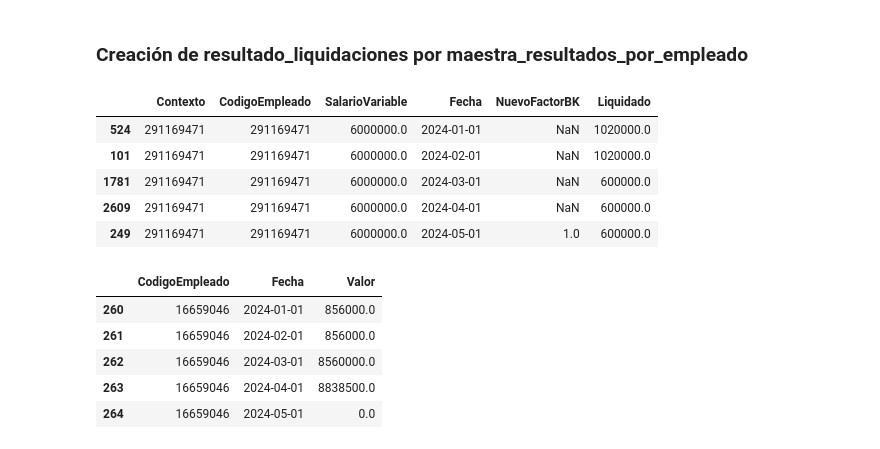
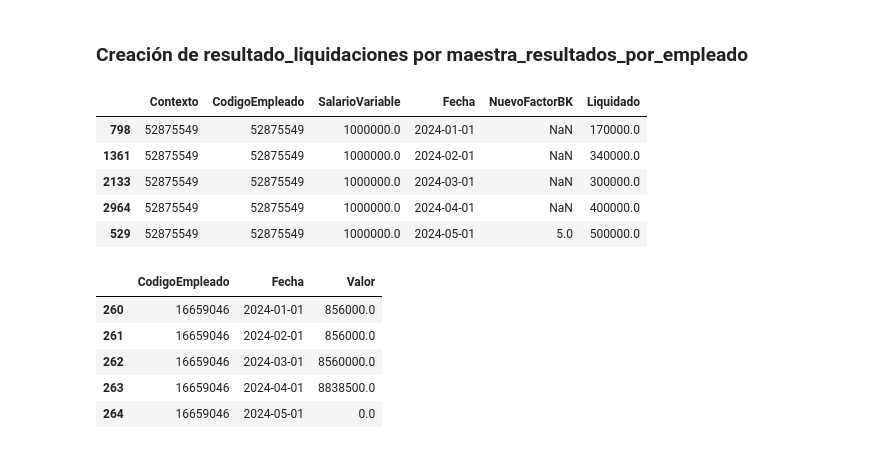
Before and after one commit to Crispelinho/-Liquidations-Incentives-Jupyter, a Jupyter notebook: 2. Calculo de Maestra de Liquidaciones.ipynb, the cells around one changed output. Cells and saved outputs as stored; diff of their text form; code cells hidden in the pictures.

```diff
--- a/2. Calculo de Maestra de Liquidaciones.ipynb
+++ b/2. Calculo de Maestra de Liquidaciones.ipynb
@@ -1472,17 +1463,17 @@ excepciones_pagos_acumulados = {}
 excepciones_diferencias = {}
 # %%
 maestra_resultados_por_empleado[
-    (maestra_resultados_por_empleado['CodigoEmpleado'] == '291169471') &
-    (maestra_resultados_por_empleado['Contexto'] == '291169471')
+    (maestra_resultados_por_empleado['CodigoEmpleado'] == '52875549') &
+    (maestra_resultados_por_empleado['Contexto'] == '52875549')
 #     (maestra_resultados_por_empleado['Fecha'] == '2024-04-01')
 ][['Contexto', 'CodigoEmpleado', 'SalarioVariable', 'Fecha', 'NuevoFactorBK', 'Liquidado']]
 # %% [output]
 |  | Contexto | CodigoEmpleado | SalarioVariable | Fecha | NuevoFactorBK | Liquidado |
-| 524 | 291169471 | 291169471 | 6000000.0 | 2024-01-01 | NaN | 1020000.0 |
-| 101 | 291169471 | 291169471 | 6000000.0 | 2024-02-01 | NaN | 1020000.0 |
-| 1781 | 291169471 | 291169471 | 6000000.0 | 2024-03-01 | NaN | 600000.0 |
-| 2609 | 291169471 | 291169471 | 6000000.0 | 2024-04-01 | NaN | 600000.0 |
-| 249 | 291169471 | 291169471 | 6000000.0 | 2024-05-01 | 1.0 | 600000.0 |
+| 798 | 52875549 | 52875549 | 1000000.0 | 2024-01-01 | NaN | 170000.0 |
+| 1361 | 52875549 | 52875549 | 1000000.0 | 2024-02-01 | NaN | 340000.0 |
+| 2133 | 52875549 | 52875549 | 1000000.0 | 2024-03-01 | NaN | 300000.0 |
+| 2964 | 52875549 | 52875549 | 1000000.0 | 2024-04-01 | NaN | 400000.0 |
+| 529 | 52875549 | 52875549 | 1000000.0 | 2024-05-01 | 5.0 | 500000.0 |
 # %%
 df_incentivos_por_empleado[df_incentivos_por_empleado['CodigoEmpleado'] == '16659046']
 # %% [output]
```
Also changed, not shown: parts of 32 cells of this notebook.
